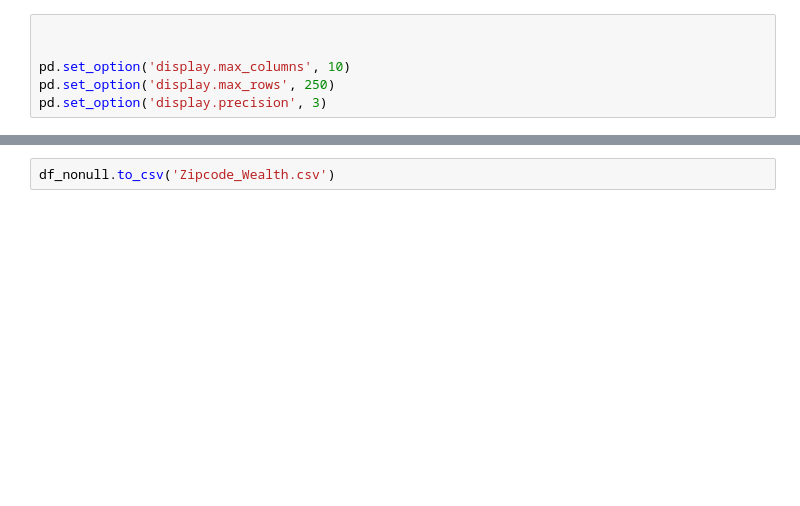
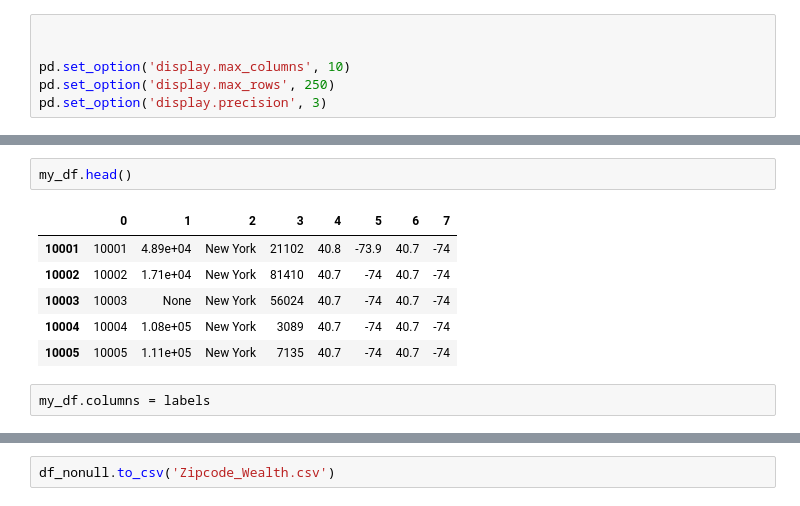
Before and after one commit to ChR2/MTA_Turnstile_Data_Project_1, a Jupyter notebook: Cleaning Demographic Data.ipynb, the cells around one changed output, grey strips where cells are left out. Cells and saved outputs as stored; diff of their text form; blank space fills up the shorter version.

```diff
--- a/Cleaning Demographic Data.ipynb
+++ b/Cleaning Demographic Data.ipynb
@@ -152,0 +81,11 @@ memory usage: 9.9+ KB
+# %%
+my_df.head()
+# %% [output]
+|  | 0 | 1 | 2 | 3 | 4 | 5 | 6 | 7 |
+| 10001 | 10001 | 4.89e+04 | New York | 21102 | 40.8 | -73.9 | 40.7 | -74 |
+| 10002 | 10002 | 1.71e+04 | New York | 81410 | 40.7 | -74 | 40.7 | -74 |
+| 10003 | 10003 | None | New York | 56024 | 40.7 | -74 | 40.7 | -74 |
+| 10004 | 10004 | 1.08e+05 | New York | 3089 | 40.7 | -74 | 40.7 | -74 |
+| 10005 | 10005 | 1.11e+05 | New York | 7135 | 40.7 | -74 | 40.7 | -74 |
+# %%
+my_df.columns = labels
```
Also changed, not shown: parts of 41 cells of this notebook, 1 other file.
